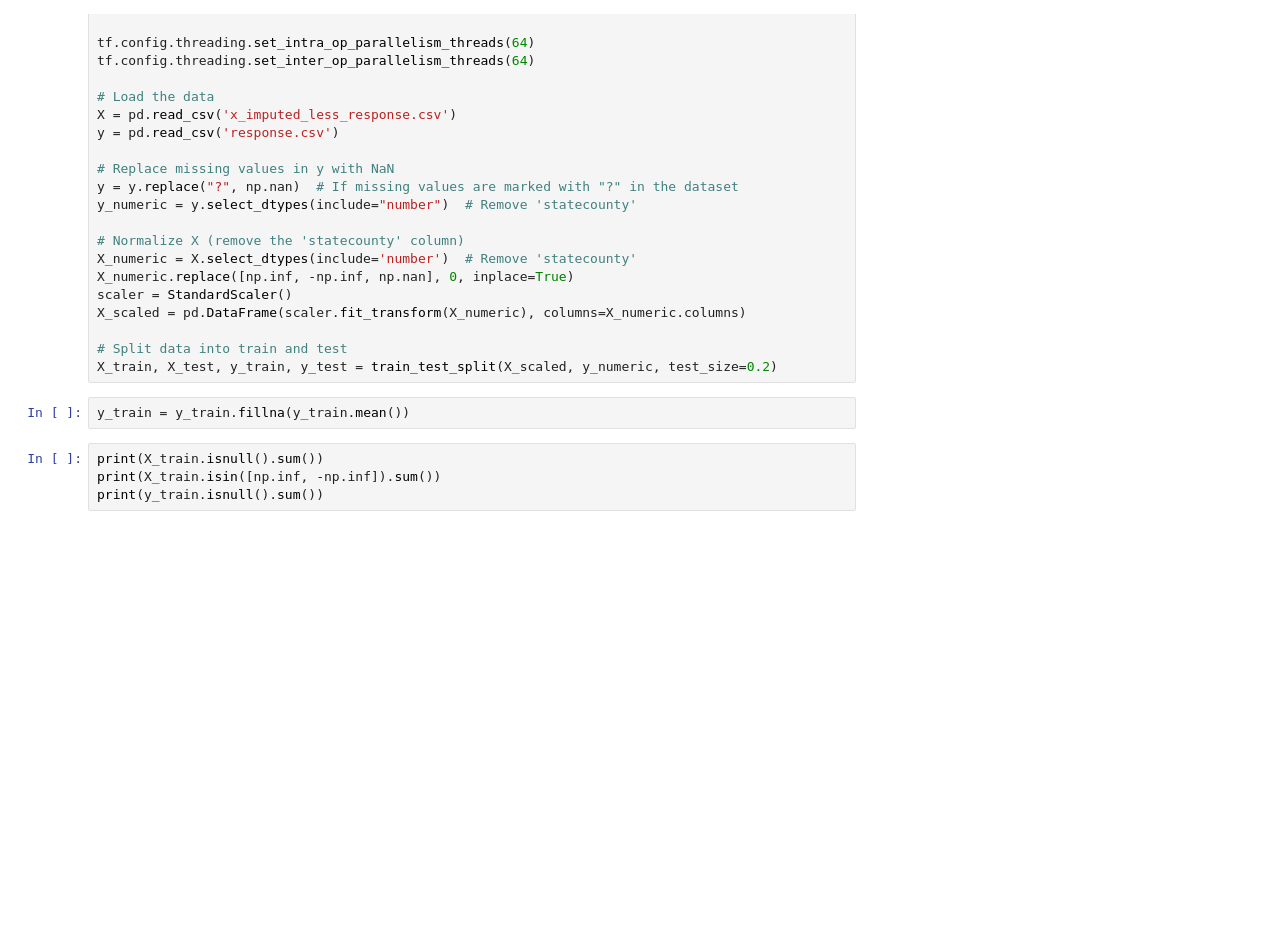
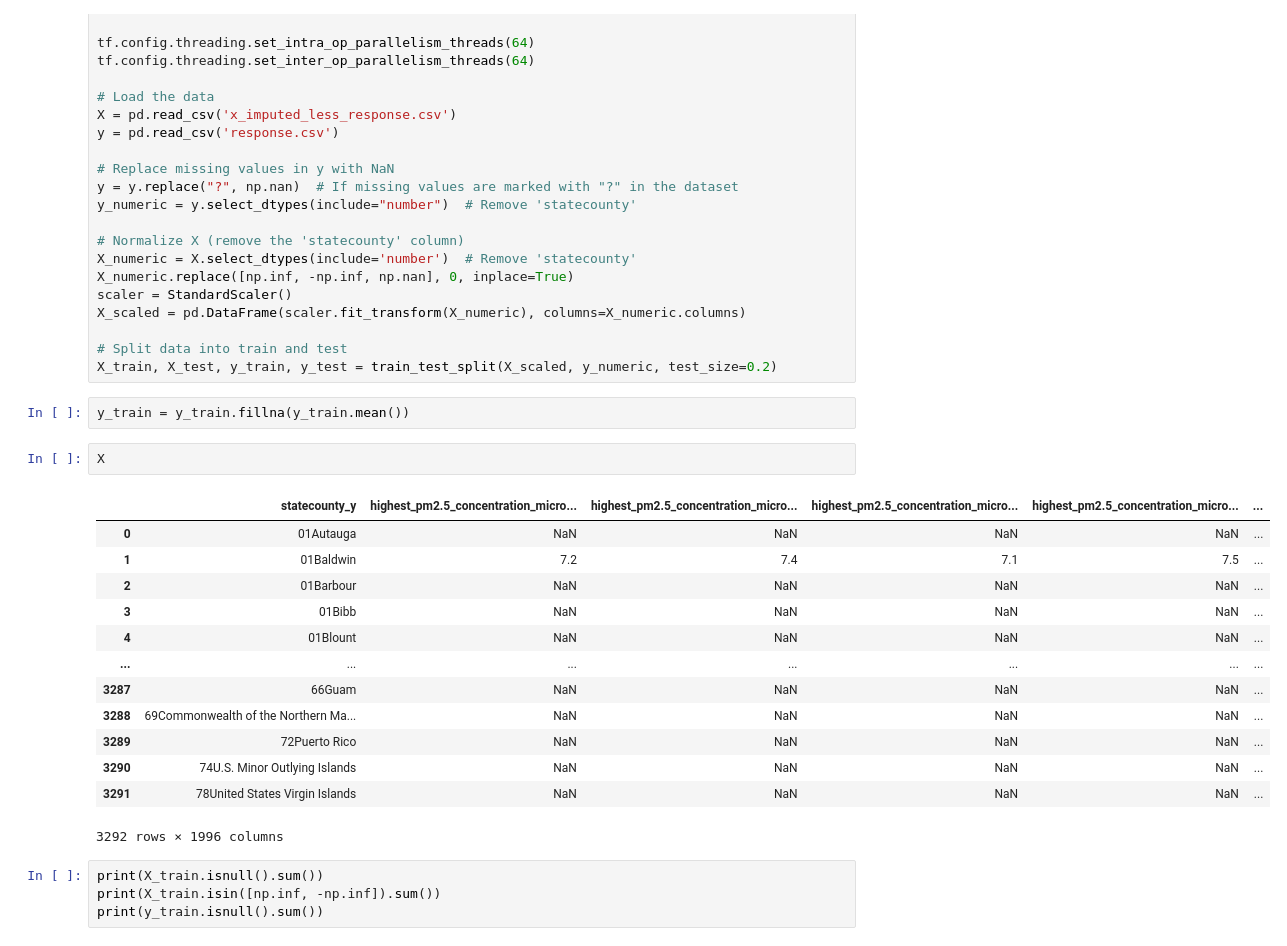
Before and after one commit to tonyluocpu/CVD-ML-project, a Jupyter notebook: shap rerun/shap_rerun_full/xgboost_shaprerun.ipynb, the cells around one changed output. Saved outputs shown, nothing was run; the diff lists cells and outputs as text; blank space fills up the shorter version.

```diff
--- a/shap rerun/shap_rerun_full/xgboost_shaprerun.ipynb
+++ b/shap rerun/shap_rerun_full/xgboost_shaprerun.ipynb
@@ -27,6 +27,22 @@ X_scaled = pd.DataFrame(scaler.fit_transform(X_numeric), columns=X_numeric.colum
 X_train, X_test, y_train, y_test = train_test_split(X_scaled, y_numeric, test_size=0.2)
 # %%
 y_train = y_train.fillna(y_train.mean())
+# %%
+X
+# %% [output]
+|  | statecounty_y | highest_pm2.5_concentration_micro... | highest_pm2.5_concentration_micro... | highest_pm2.5_concentration_micro... | highest_pm2.5_concentration_micro... | ... |
+| 0 | 01Autauga | NaN | NaN | NaN | NaN | ... |
+| 1 | 01Baldwin | 7.2 | 7.4 | 7.1 | 7.5 | ... |
+| 2 | 01Barbour | NaN | NaN | NaN | NaN | ... |
+| 3 | 01Bibb | NaN | NaN | NaN | NaN | ... |
+| 4 | 01Blount | NaN | NaN | NaN | NaN | ... |
+| ... | ... | ... | ... | ... | ... | ... |
+| 3287 | 66Guam | NaN | NaN | NaN | NaN | ... |
+| 3288 | 69Commonwealth of the Northern Ma... | NaN | NaN | NaN | NaN | ... |
+| 3289 | 72Puerto Rico | NaN | NaN | NaN | NaN | ... |
+| 3290 | 74U.S. Minor Outlying Islands | NaN | NaN | NaN | NaN | ... |
+| 3291 | 78United States Virgin Islands | NaN | NaN | NaN | NaN | ... |
+3292 rows × 1996 columns
 # %%
 print(X_train.isnull().sum())
 print(X_train.isin([np.inf, -np.inf]).sum())
```
Also changed, not shown: 3 other files.
